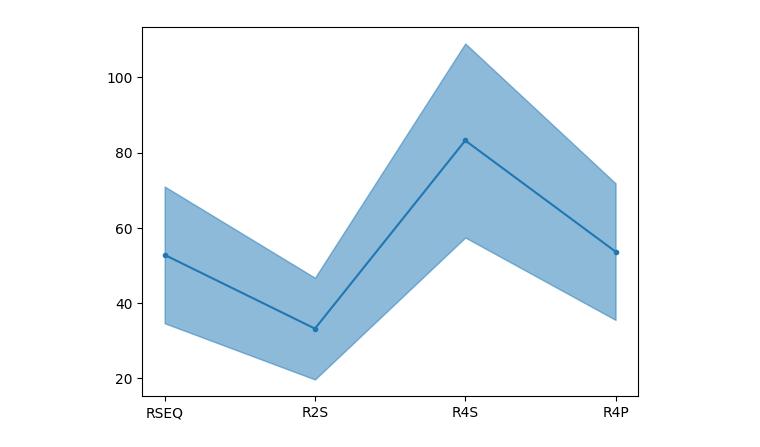
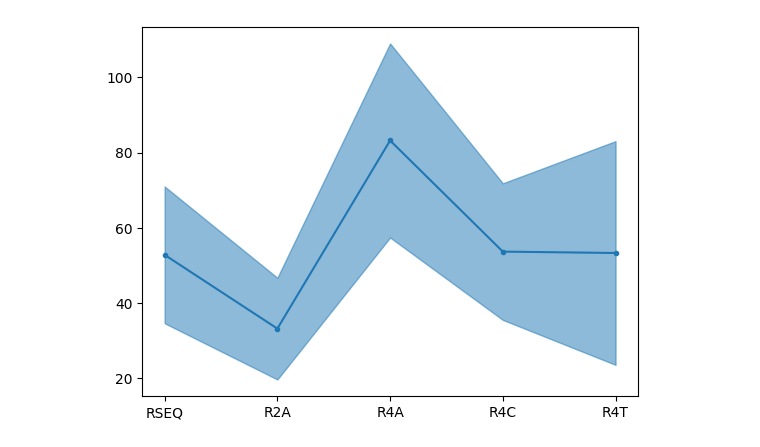
Before and after one commit to francescosongia/waveXT_ParallelDomDec, a Jupyter notebook: results/look_at_times.ipynb, the cells around one changed output. Cells and saved outputs as stored; diff of their text form; code cells hidden in the pictures.

```diff
--- a/results/look_at_times.ipynb
+++ b/results/look_at_times.ipynb
@@ -24,8 +24,10 @@ A3 = [28,76,25,30,47,48,33,30,24,26,27,27,26,26,25]
 A4 = [21,76,20,17,21,25,25,23,17,25,18,20,16,18,19]
 A5 = [138,97,57,71,88,89,70,63,60,70,55,96,142,70,82]
 A6 = [93,77,43,47,81,42,43,43,35,76,35,37,45,58,50]
-A7 = [78,151,137,72,86,119,77,119,86,73,172,171,77,86,97]
-A8 = [185,64,22,36,23,112,108,84,24,17,31,51,32,18,27]
+A7 = [26,83,22,31,109,78,46,23,35,80]
+A8 = [78,151,137,72,86,119,77,119,86,73,172,171,77,86,97]
+A9 = [185,64,22,36,23,112,108,84,24,17,31,51,32,18,27]
+A10 = [63,31,22,34,42,70,100,102,27,21,28,30,43,25,77]
 
 B1 = [1153,1504,933,888,1165,1101,1240,863,927,875,908,921,881,952]
 B2 = [336,383,289,302,360,341,348,308,339,267,306,294,285,289]
@@ -33,26 +35,28 @@ B3 = [1047,728,594,597,670,660,667,573,557,551,550,622,573,573]
 B4 = [771,337,261,237,266,310,266,250,253,248,264,239,249,239]
 B5 = [1372,1579,1150,1319,1079,1099,1366,1113,1080,1193,1174,1155,989,1104,1027]
 B6 = [1433,1854,1413,1191,1221,1237,1243,1161,1154,1136,1684,1274,1236,1132]
-B7 = [1003,1089,796,827,891,1579,936,891,814,824,856,806,846,805]
-B8 = [480,591,393,388,466,391,441,367,382,390,409,430,409,405]
+B7 = [797,604,639,564,830,542,619,655,560,546]
+B8 = [1003,1089,796,827,891,1579,936,891,814,824,856,806,846,805]
+B9 = [480,591,393,388,466,391,441,367,382,390,409,430,409,405]
+B10 = [400,349,375,364,376,353,384,352,421]
 # %%
-test = 2
-title_list = ['RSEQ','PSEQ','R2S','P2S','R4S','R4P','P4S','P4P']
+test = 1
+title_list = ['RSEQ','PSEQ','R2A','P2A','R4A','R4C','R4T','P4A','P4C','P4T']
 
 if test:
-    to_plot = [A1,A2,A3,A4,A5,A6,A7,A8]
+    to_plot = [A1,A2,A3,A4,A5,A6,A7,A8,A9,A10]
 else:
-    to_plot = [B1,B2,B3,B4,B5,B6,B7,B8] # ALL TEST2
+    to_plot = [B1,B2,B3,B4,B5,B6,B7,B8,B9,B10] # ALL TEST2
 
-ras = np.array([0,2,4,5],dtype = int)
-pipe = np.array([1,3,6,7],dtype = int)
-all8 = np.arange(8)
+ras = np.array([0,2,4,5,6],dtype = int)
+pipe = np.array([1,3,7,8,9],dtype = int)
+all10 = np.arange(10)
 
 idx = ras
 
 plot_fill([to_plot[i] for i in idx],[title_list[i] for i in idx])
 # %% [output]
-[figure, old version]
+[figure, new version]
 # %%
 # 2subx 4Proce
 
```
Also changed, not shown: 1 other file.
